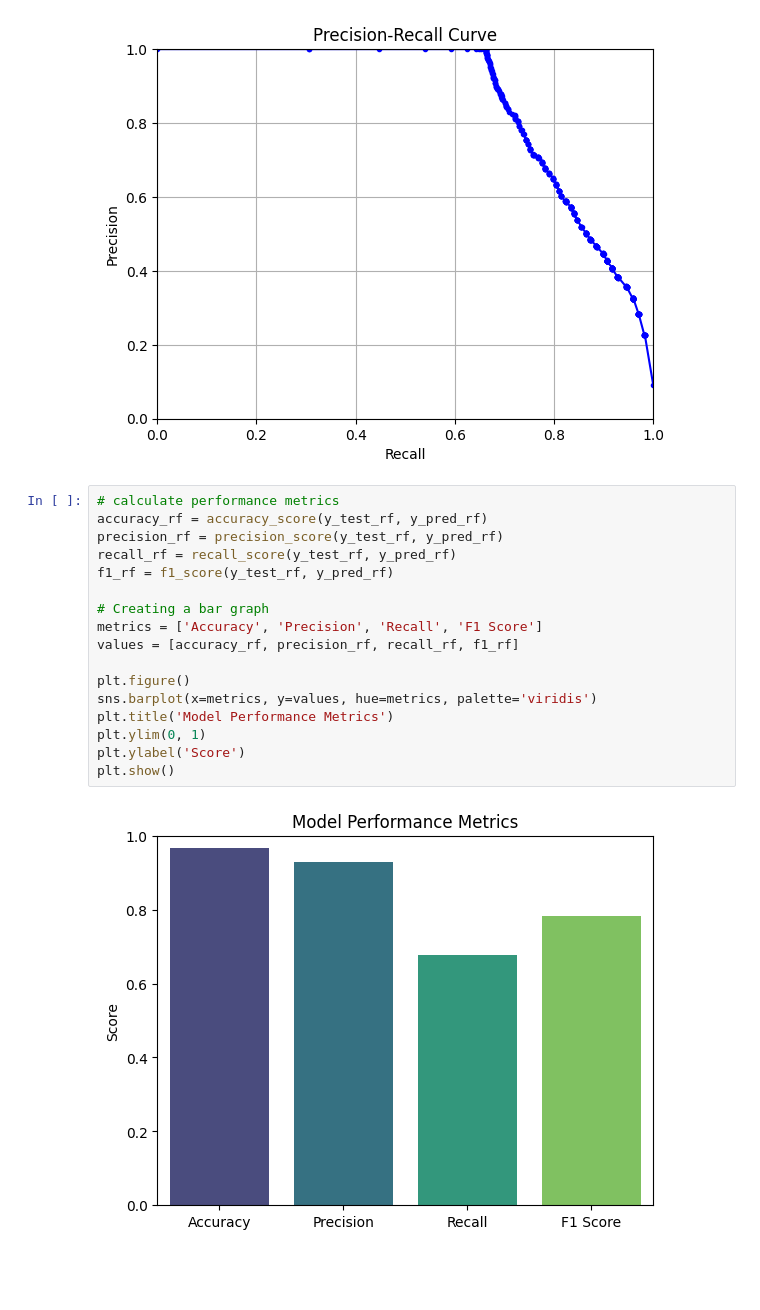
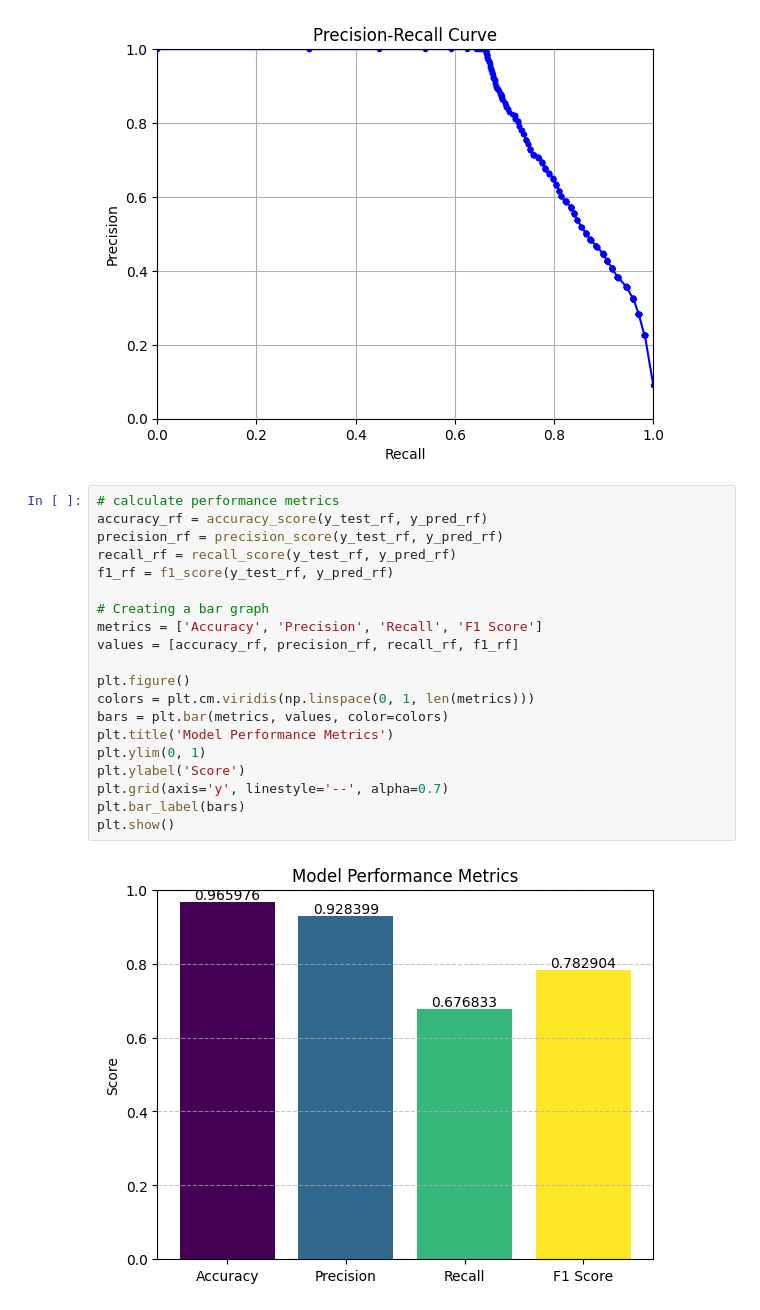
Before and after one commit to alankriti-dubey/DIC-Project, a Jupyter notebook: src/DIC_phase2-checkpoint.ipynb, the cells around one changed output. Saved outputs shown, nothing was run; the diff lists cells and outputs as text; blank space fills up the shorter version.

```diff
--- a/src/DIC_phase2-checkpoint.ipynb
+++ b/src/DIC_phase2-checkpoint.ipynb
@@ -661,22 +696,25 @@ plt.show()
 # %%
 # calculate performance metrics
 accuracy_rf = accuracy_score(y_test_rf, y_pred_rf)
 precision_rf = precision_score(y_test_rf, y_pred_rf)
 recall_rf = recall_score(y_test_rf, y_pred_rf)
 f1_rf = f1_score(y_test_rf, y_pred_rf)
 
 # Creating a bar graph
 metrics = ['Accuracy', 'Precision', 'Recall', 'F1 Score']
 values = [accuracy_rf, precision_rf, recall_rf, f1_rf]
 
 plt.figure()
-sns.barplot(x=metrics, y=values, hue=metrics, palette='viridis')
+colors = plt.cm.viridis(np.linspace(0, 1, len(metrics)))
+bars = plt.bar(metrics, values, color=colors)
 plt.title('Model Performance Metrics')
 plt.ylim(0, 1)
 plt.ylabel('Score')
+plt.grid(axis='y', linestyle='--', alpha=0.7)
+plt.bar_label(bars)
 plt.show()
 # %% [output]
-[figure, old version]
+[figure, new version]
 # %%
 #calculate feature importance
 importances = rf.feature_importances_
```
Also changed, not shown: parts of 7 cells of this notebook.
